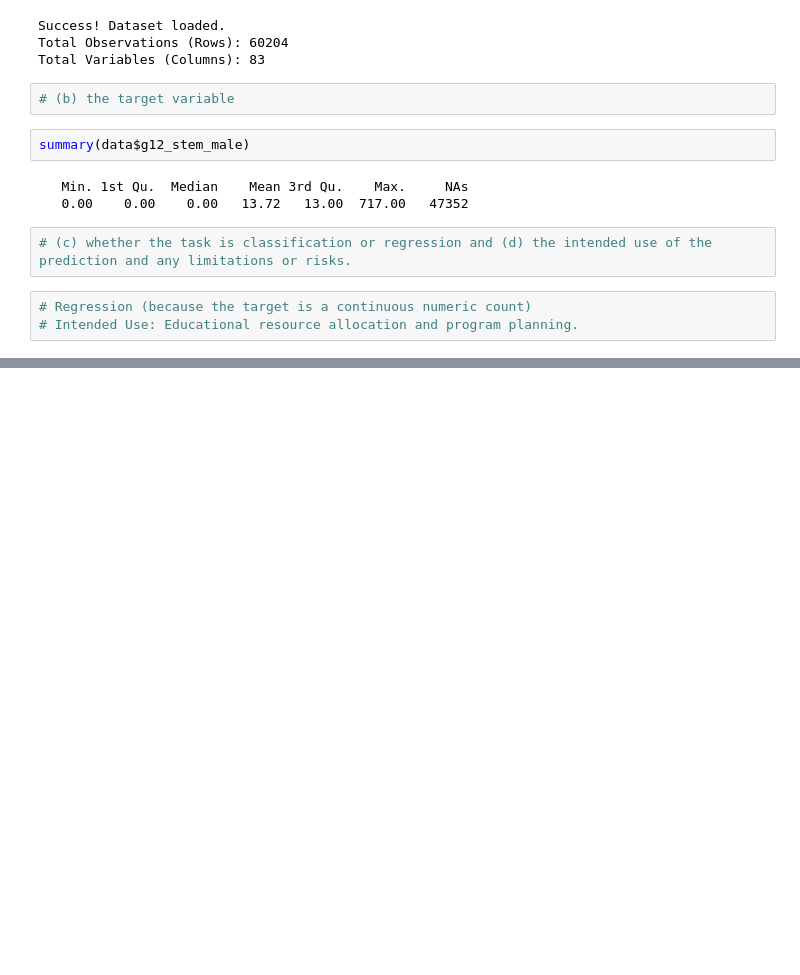
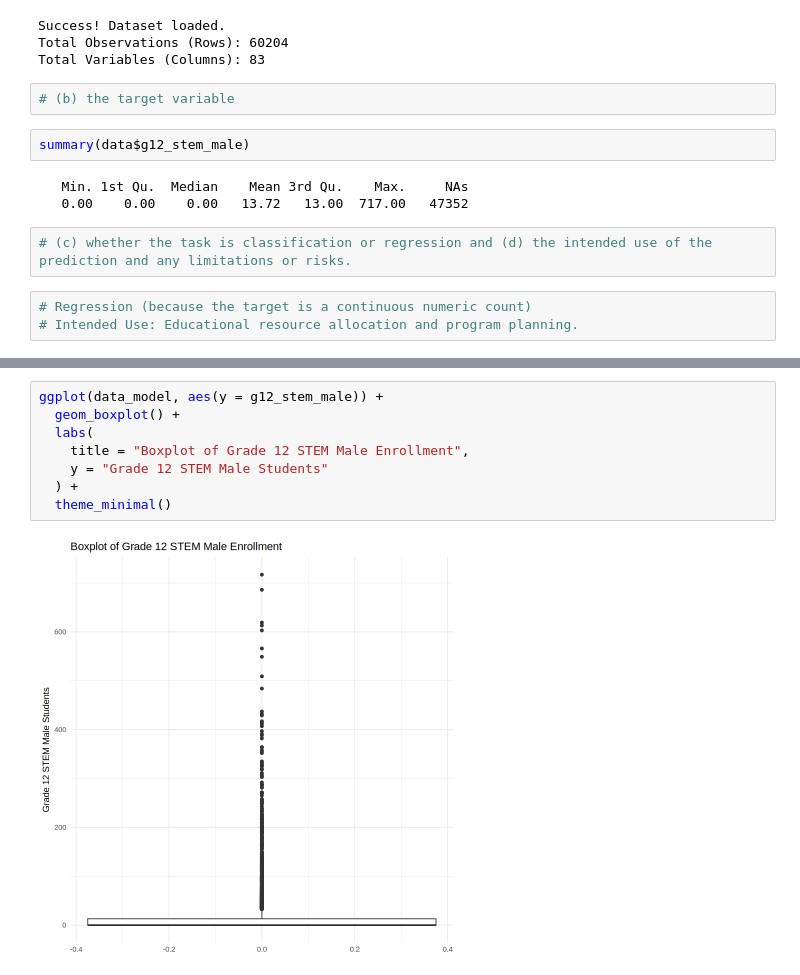
Before and after one commit to Supermarcc/For-ACTIVITY-1---Predictive-Modeling, a Jupyter notebook: Notebooks/Predictive Modelling_ea.ipynb, the cells around one changed output, grey strips where cells are left out. Cells and saved outputs as stored; diff of their text form; blank space fills up the shorter version.

```diff
--- a/Notebooks/Predictive Modelling_ea.ipynb
+++ b/Notebooks/Predictive Modelling_ea.ipynb
@@ -102,0 +490,10 @@ summary(data$g12_stem_male)
+# %%
+ggplot(data_model, aes(y = g12_stem_male)) +
+  geom_boxplot() +
+  labs(
+    title = "Boxplot of Grade 12 STEM Male Enrollment",
+    y = "Grade 12 STEM Male Students"
+  ) +
+  theme_minimal()
+# %% [output]
+[figure, added]
```
Also changed, not shown: parts of 68 cells of this notebook.
